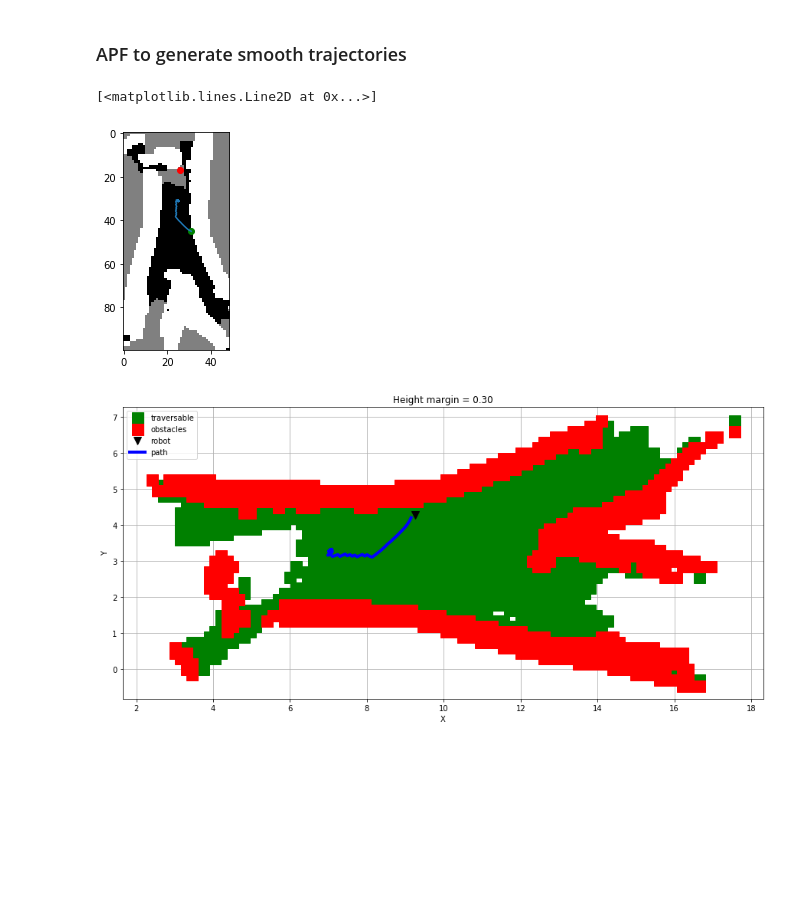
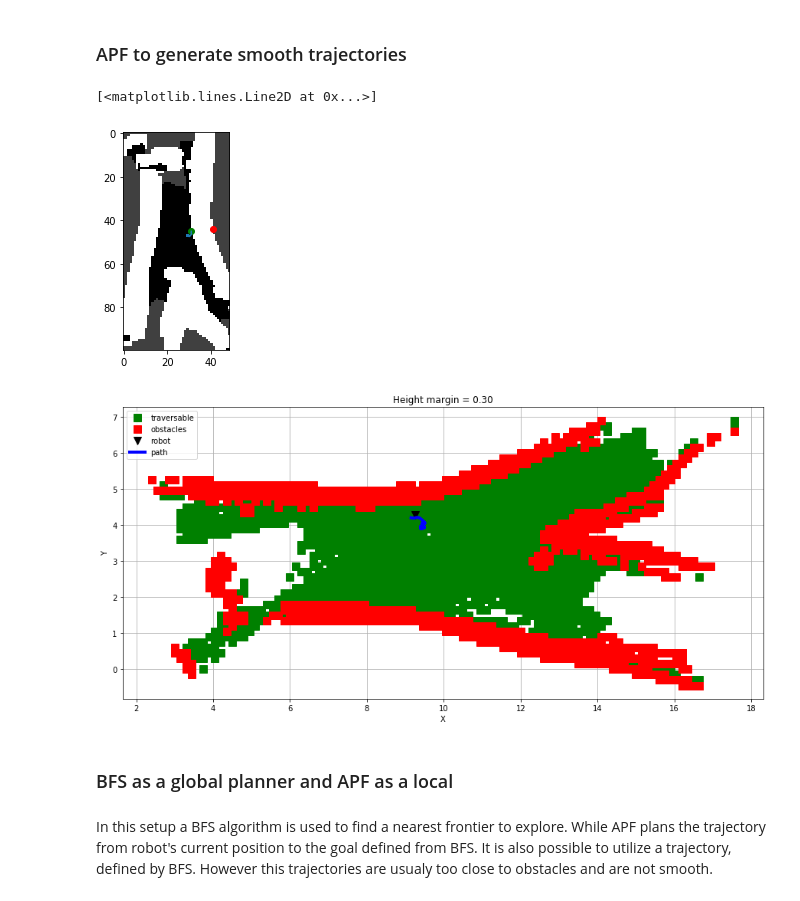
Before and after one commit to ctu-vras/trajectory_optimization, a Jupyter notebook: src/planning.ipynb, the cells around one changed output. Drawn from its saved outputs; the diff is of its cells as text; code cells hidden in the pictures; blank space fills up the shorter version.

```diff
--- a/src/planning.ipynb
+++ b/src/planning.ipynb
@@ -306,7 +113,7 @@ path_smoothed = smooth_path(path, vis=True)
 # %%
 import time
 tic = time.time()
-grid, elev_grid = create_grid(elev_map, map_res=0.15, safety_distance=0.1)
+grid, elev_grid = create_grid(elev_map, map_res, margin, safety_distance, unexplored_value)
 
 # define start on a grid
 robot_grid_pose = (robot_pose - [np.min(elev_map[:, 0]), np.min(elev_map[:, 1]), 0]) // map_res
@@ -320,9 +127,9 @@ while True:
 
 path_grid, _ = a_star(grid, heuristic, start_grid, goal_grid)
 # transform path to map coordintes (m)
-path = [(np.array(point)*0.15+[x_min, y_min]).tolist()+[elev_grid[point]] for point in path_grid]
+path = [(np.array(point)*map_res+[x_min, y_min]).tolist()+[elev_grid[point]] for point in path_grid]
 if len(path)>0:
-    #path = prune_path(path, 1e-6)
-    path = smooth_path(np.array(path), vis=0)
+    path = prune_path(path, 1e-6)
+#     path = smooth_path(np.array(path), vis=0)
 print('Path planning took {} sec'.format(time.time()-tic))
 # %% [output]
@@ -402,11 +159,11 @@ def breadth_first_search(grid, start, unexplored_value=0.5):
 # choose random start location
 while True:
     i,j = np.random.randint(0, grid.shape[0]), np.random.randint(0, grid.shape[1])
-    if grid[i,j] != 1 and grid[i,j] != 0.5:
+    if grid[i,j] != 1 and grid[i,j] != unexplored_value:
         start_grid = (i,j)
         break
 
-path_grid, goal_grid = breadth_first_search(grid, start_grid)
+path_grid, goal_grid = breadth_first_search(grid, start_grid, unexplored_value)
 
 pp = np.array(path_grid)
 plt.imshow(grid, cmap='gray')
@@ -419,5 +176,5 @@ Found a frontier.
 # %%
-path = [(np.array(point)*0.15+[x_min, y_min]).tolist()+[elev_grid[point]] for point in path_grid]
+path = [(np.array(point)*map_res+[x_min, y_min]).tolist()+[elev_grid[point]] for point in path_grid]
 path = np.array(path)
 # %% [markdown]
 ### Try different configurations
@@ -430,16 +187,16 @@ for ind in range(6, 9):
     # elev_map = dynamic_pc
 
     tic = time.time()
-    grid, elev_grid = create_grid(elev_map, map_res=0.15, safety_distance=0.2, margin=margin)
+    grid, elev_grid = create_grid(elev_map, map_res, margin, safety_distance, unexplored_value)
     x_min, y_min = np.min(elev_map[:, 0]), np.min(elev_map[:, 1])
 
     # define start on a grid
     robot_grid_pose = (robot_pose - [x_min, y_min, 0]) // map_res
     start_grid = (int(robot_grid_pose[0]), int(robot_grid_pose[1]))
 
-    path_grid, goal_grid = breadth_first_search(grid, start_grid)
+    path_grid, goal_grid = breadth_first_search(grid, start_grid, unexplored_value)
     # transform path to map coordintes (m)
-    path = [(np.array(point)*0.15+[x_min, y_min]).tolist()+[elev_grid[point]] for point in path_grid]
+    path = [(np.array(point)*map_res+[x_min, y_min]).tolist()+[elev_grid[point]] for point in path_grid]
     if len(path)>0:
         path = prune_path(path, 1e-3)
     #     path = smooth_path(np.array(path), vis=1)
@@ -449,8 +206,8 @@ for ind in range(6, 9):
     # visualize everithing
     X = elev_map[:,0]; Y = elev_map[:,1]; Z = elev_map[:,2]
     plt.figure(figsize=(int(np.max(X)-np.min(X)), int(np.max(Y)-np.min(Y))))
-    plt.plot(X[Z<=margin], Y[Z<=margin], 's', color='green', label='traversable', markersize=15)
-    plt.plot(X[Z>margin], Y[Z>margin], 's', color='red', label='obstacles', markersize=15)
+    plt.plot(X[Z<=margin], Y[Z<=margin], 's', color='green', label='traversable', markersize=10)
+    plt.plot(X[Z>margin], Y[Z>margin], 's', color='red', label='obstacles', markersize=10)
     plt.plot(robot_pose[0], robot_pose[1], 'v', color='k', markersize=10, label='robot')
     plt.plot(path[:,0], path[:,1], color='b', linewidth=4, label='path')
 
@@ -477,32 +234,32 @@ from planning import apf_planner, apf_path_to_map
 # %%
 # define start and goal locations on a grid
 start = (np.array([robot_pose[1], robot_pose[0]]) - [y_min, x_min]) // map_res
 while True:
     i,j = np.random.randint(0, grid.shape[0]), np.random.randint(0, grid.shape[1])
     if grid[i,j] != 1:
         goal = [j, i]
         break
 # goal = [20, 10]
 
 # plan a path on a grid
-path_grid = apf_planner(grid, start, goal)
+path_grid = apf_planner(grid, start, goal, num_iters=num_apf_iters)
 path_grid = np.array(path_grid)
 plt.imshow(grid, cmap='gray')
 plt.plot(goal[0], goal[1], 'ro')
 plt.plot(start[0], start[1], 'ro', color='g')
 plt.plot(path_grid[:,0], path_grid[:,1])
 # %% [output]
 [<matplotlib.lines.Line2D at 0x...>]
-[figure, old version]
+[figure, new version]
 # %%
 # convert to map coordinates
-path_map = apf_path_to_map(path_grid, elev_map, elev_grid)
+path_map = apf_path_to_map(path_grid, elev_map, elev_grid, map_res)
 
 # visualize everithing
 X = elev_map[:,0]; Y = elev_map[:,1]; Z = elev_map[:,2]
 plt.figure(figsize=(int(np.max(X)-np.min(X)), int(np.max(Y)-np.min(Y))))
-plt.plot(X[Z<=margin], Y[Z<=margin], 's', color='green', label='traversable', markersize=15)
-plt.plot(X[Z>margin], Y[Z>margin], 's', color='red', label='obstacles', markersize=15)
+plt.plot(X[Z<=margin], Y[Z<=margin], 's', color='green', label='traversable', markersize=10)
+plt.plot(X[Z>margin], Y[Z>margin], 's', color='red', label='obstacles', markersize=10)
 plt.plot(robot_pose[0], robot_pose[1], 'v', color='k', markersize=10, label='robot')
 path_map = np.array(path_map)
 plt.plot(path_map[:,0], path_map[:,1], color='b', linewidth=4, label='path')
@@ -514,7 +271,12 @@ plt.legend()
 plt.grid()
 plt.show()
 # %% [output]
-[figure, old version]
+[figure, new version]
+# %% [markdown]
+### BFS as a global planner and APF as a local
+# %% [markdown]
+In this setup a BFS algorithm is used to find a nearest frontier to explore. While APF plans the trajectory from robot's current position to the goal defined from BFS.
+It is also possible to utilize a trajectory, defined by BFS. However this trajectories are usualy too close to obstacles and are not smooth.
 # %%
 def grid_to_map(point, elev_map, elev_grid, map_res=0.15):
     x_min, y_min = np.min(elev_map[:, 0]), np.min(elev_map[:, 1])
```
Also changed, not shown: parts of 22 cells of this notebook, 5 other files.
